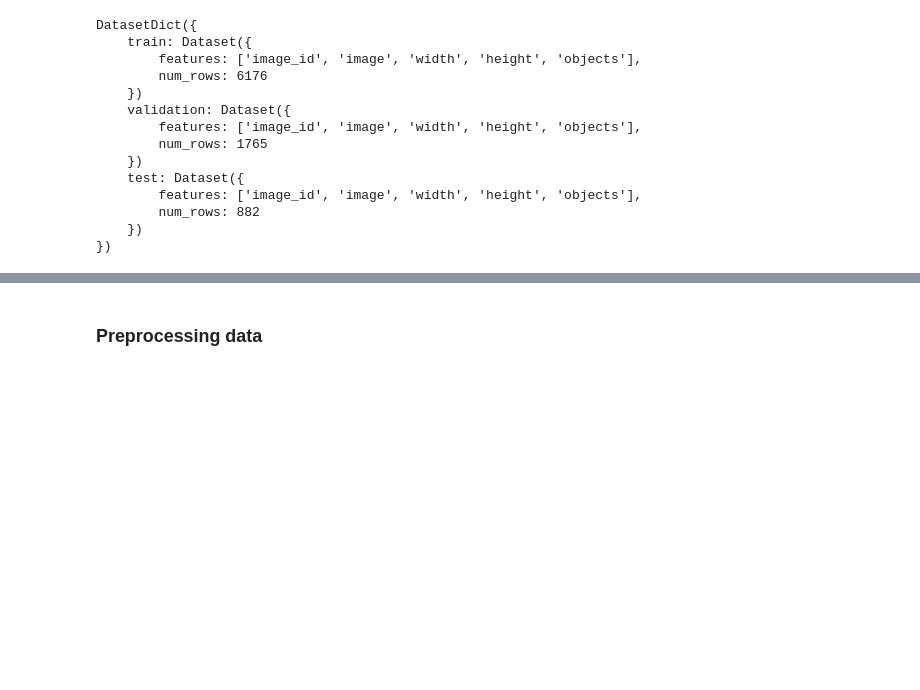
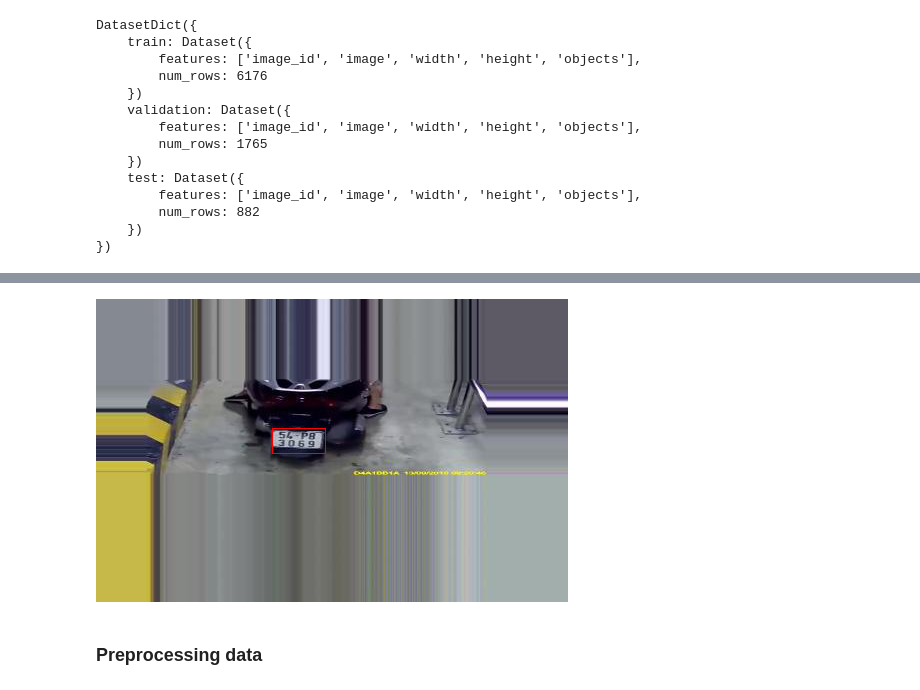
Before and after one commit to BenjaSar/VpC2, a Jupyter notebook: VpC2.ipynb, the cells around one changed output, grey strips where cells are left out. Saved outputs shown, nothing was run; the diff lists cells and outputs as text; code cells hidden in the pictures; blank space fills up the shorter version.

```diff
--- a/VpC2.ipynb
+++ b/VpC2.ipynb
@@ -99,2 +133,8 @@ objects[0]
+# %%
+image_lst_test = draw_bounding_box(img_test, obj_test)
+# %%
+image_lst_test[750]
+# %% [output]
+[figure, added]
 # %% [markdown]
 ### Preprocessing data
```
Also changed, not shown: parts of 29 cells of this notebook.
